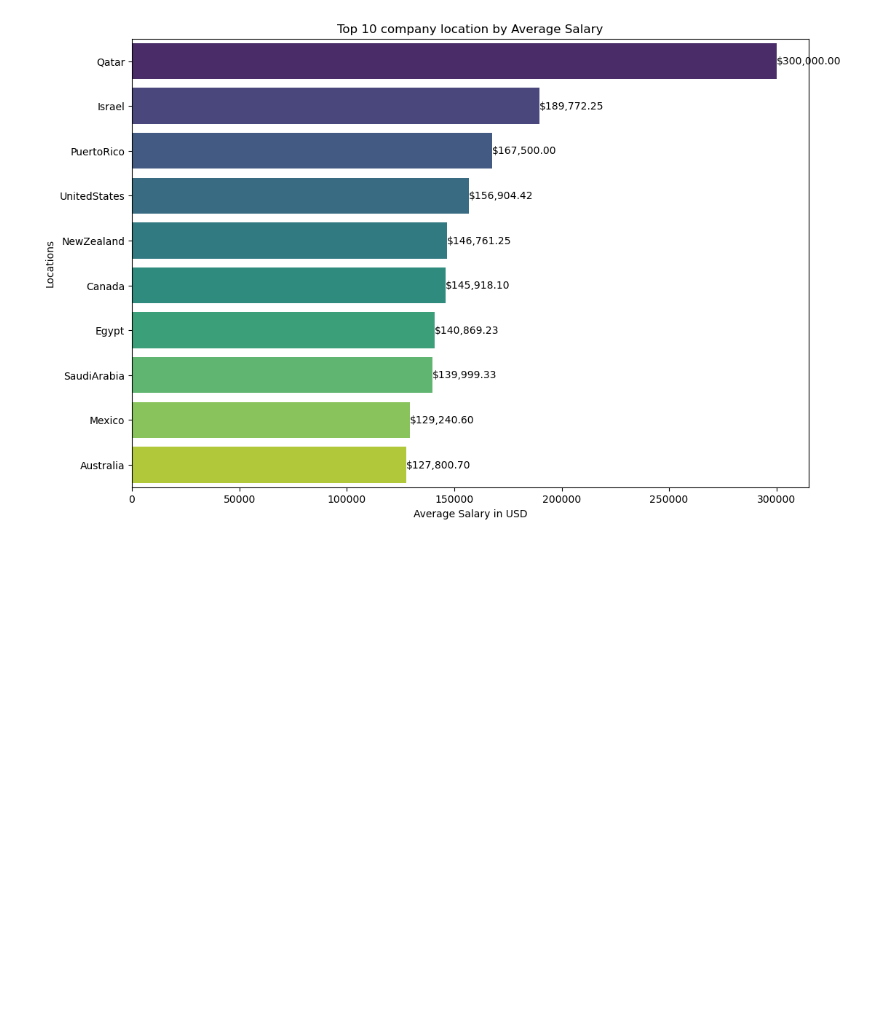
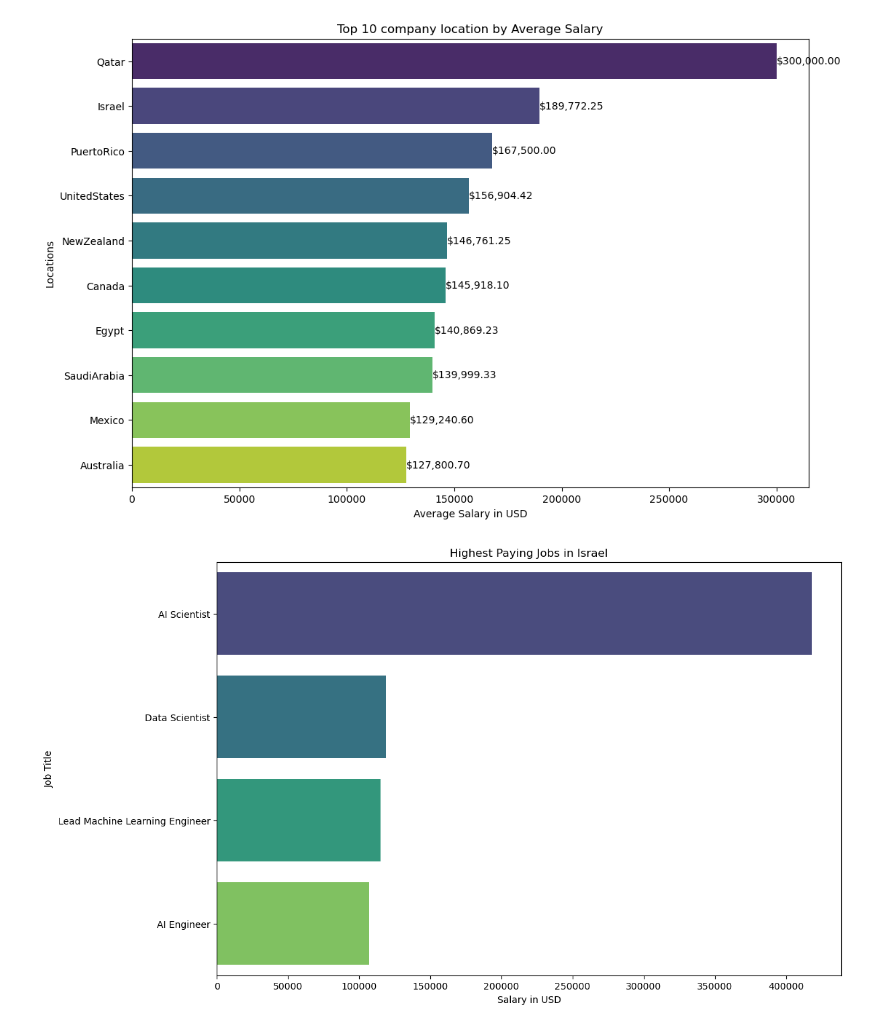
Before and after one commit to Justcolins/JOB-SALARY-ANALYSIS, a Jupyter notebook: job.ipynb, the cells around one changed output. Cells and saved outputs as stored; diff of their text form; code cells hidden in the pictures; blank space fills up the shorter version.

```diff
--- a/job.ipynb
+++ b/job.ipynb
@@ -552,3 +552,19 @@ for index, value in enumerate(top_10_countries['salary_in_usd']):
 plt.show()
 # %% [output]
 [figure]
+# %%
+israel_jobs = jobs[jobs['company_location'] == 'Israel']
+
+# Sort the jobs by salary in descending order
+israel_jobs_sorted = israel_jobs.sort_values(by='salary_in_usd', ascending=False)
+
+# Plot the bar chart
+plt.figure(figsize=(12, 8))
+sns.barplot(data = israel_jobs_sorted, x='salary_in_usd', y='job_title', palette='viridis')
+
+plt.title('Highest Paying Jobs in Israel')
+plt.xlabel('Salary in USD')
+plt.ylabel('Job Title')
+plt.show()
+# %% [output]
+[figure, added]
```
Also changed, not shown: parts of 1 cell of this notebook.
